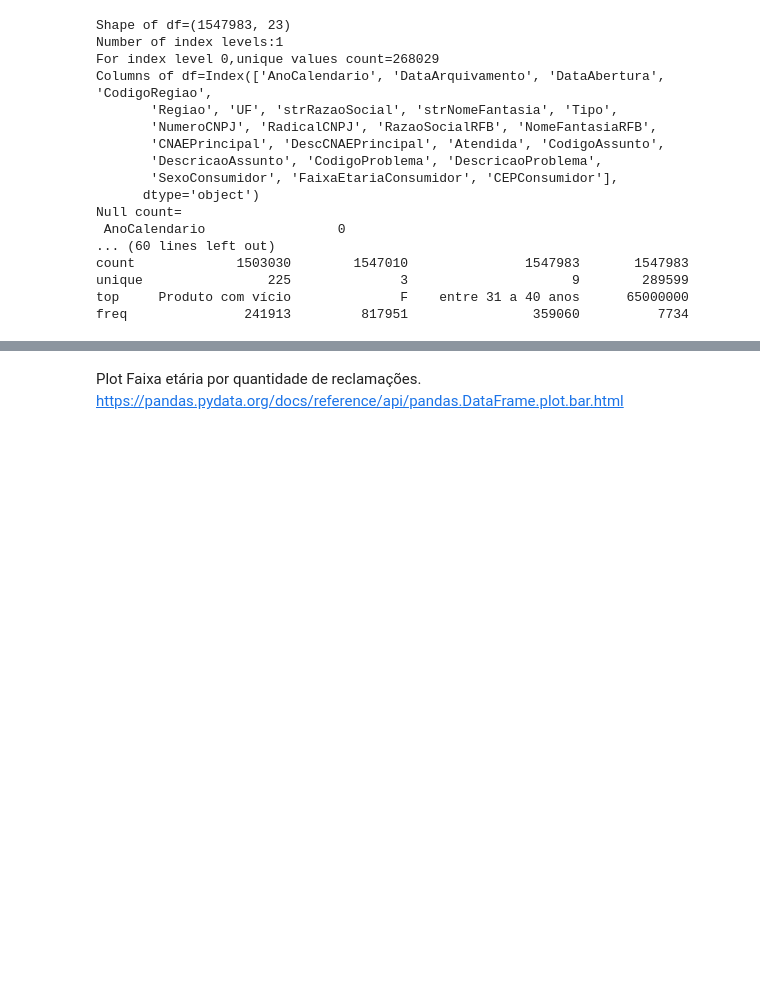
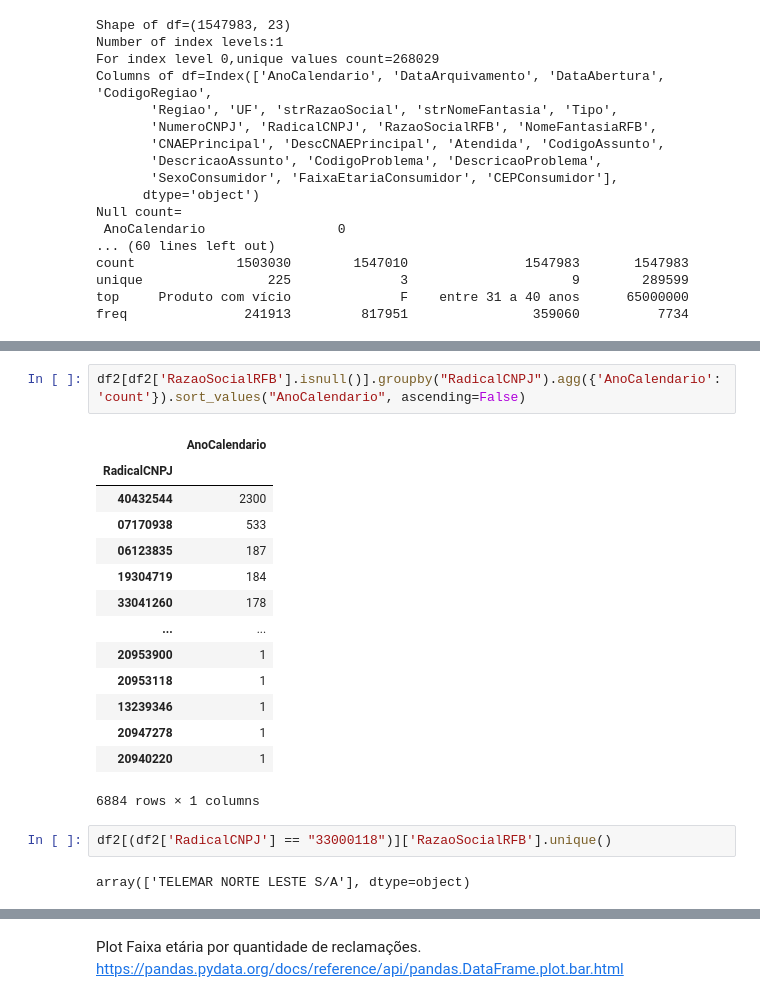
Before and after one commit to FabioVCoelho/Univali, a Jupyter notebook: TCC/src/proconDataset.ipynb, the cells around one changed output, grey strips where cells are left out. Saved outputs shown, nothing was run; the diff lists cells and outputs as text; blank space fills up the shorter version.

```diff
--- a/TCC/src/proconDataset.ipynb
+++ b/TCC/src/proconDataset.ipynb
@@ -219,0 +282,21 @@ de 2014 o que possui mais reclamações com 249.828 registros
+# %%
+df2[df2['RazaoSocialRFB'].isnull()].groupby("RadicalCNPJ").agg({'AnoCalendario':'count'}).sort_values("AnoCalendario", ascending=False)
+# %% [output]
+|  | AnoCalendario |
+| RadicalCNPJ |  |
+| 40432544 | 2300 |
+| 07170938 | 533 |
+| 06123835 | 187 |
+| 19304719 | 184 |
+| 33041260 | 178 |
+| ... | ... |
+| 20953900 | 1 |
+| 20953118 | 1 |
+| 13239346 | 1 |
+| 20947278 | 1 |
+| 20940220 | 1 |
+6884 rows × 1 columns
+# %%
+df2[(df2['RadicalCNPJ'] == "33000118")]['RazaoSocialRFB'].unique()
+# %% [output]
+array(['TELEMAR NORTE LESTE S/A'], dtype=object)
```
Also changed, not shown: parts of 26 cells of this notebook.
